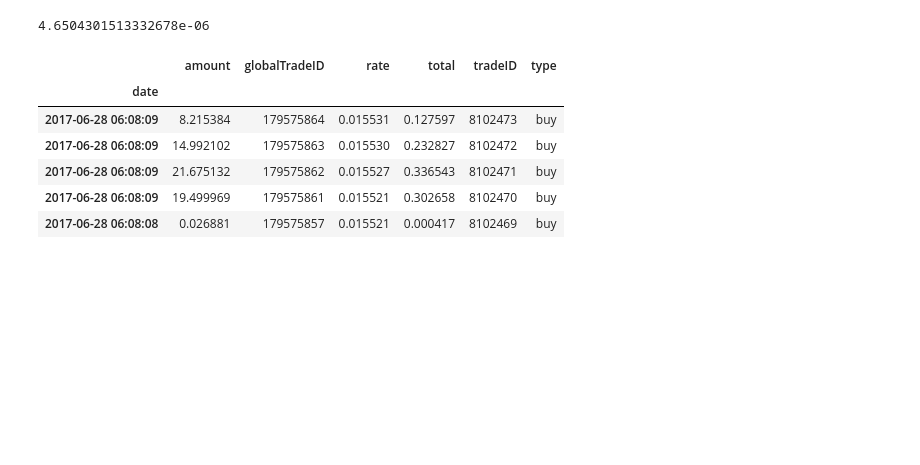
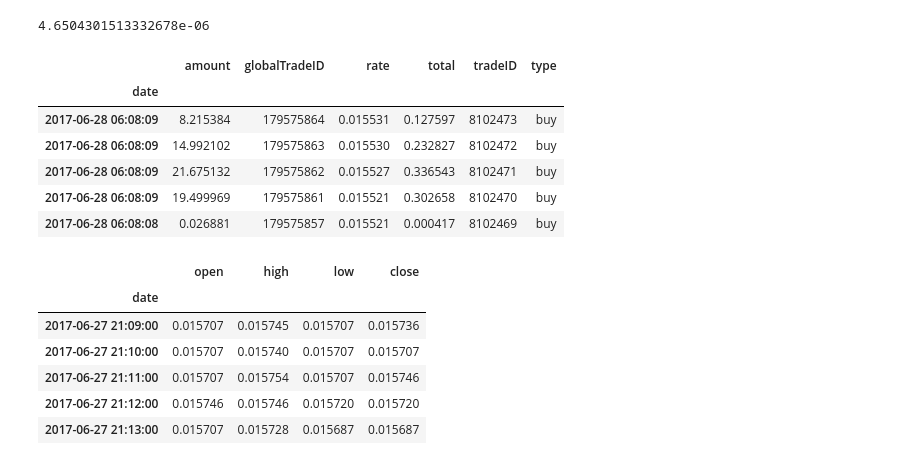
Before and after one commit to nateGeorge/crypto_predict, a Jupyter notebook: notebooks/polo_TA_testing.ipynb, the cells around one changed output. Cells and saved outputs as stored; diff of their text form; code cells hidden in the pictures; blank space fills up the shorter version.

```diff
--- a/notebooks/polo_TA_testing.ipynb
+++ b/notebooks/polo_TA_testing.ipynb
@@ -162,6 +178,16 @@ small_df = df.iloc[:10000]
 ticks = small_df.loc[:, ['rate', 'amount']]
 bars = ticks['rate'].resample('1min').ohlc()
 bars = bars.fillna(method='ffill')
+# %%
+bars.head()
+# %% [output]
+|  | open | high | low | close |
+| date |  |  |  |  |
+| 2017-06-27 21:09:00 | 0.015707 | 0.015745 | 0.015707 | 0.015736 |
+| 2017-06-27 21:10:00 | 0.015707 | 0.015740 | 0.015707 | 0.015707 |
+| 2017-06-27 21:11:00 | 0.015707 | 0.015754 | 0.015707 | 0.015746 |
+| 2017-06-27 21:12:00 | 0.015746 | 0.015746 | 0.015720 | 0.015720 |
+| 2017-06-27 21:13:00 | 0.015707 | 0.015728 | 0.015687 | 0.015687 |
 # %%
 trace = Candlestick(bars, x=bars.index)
 dates = bars.index
```
Also changed, not shown: parts of 13 cells of this notebook.
